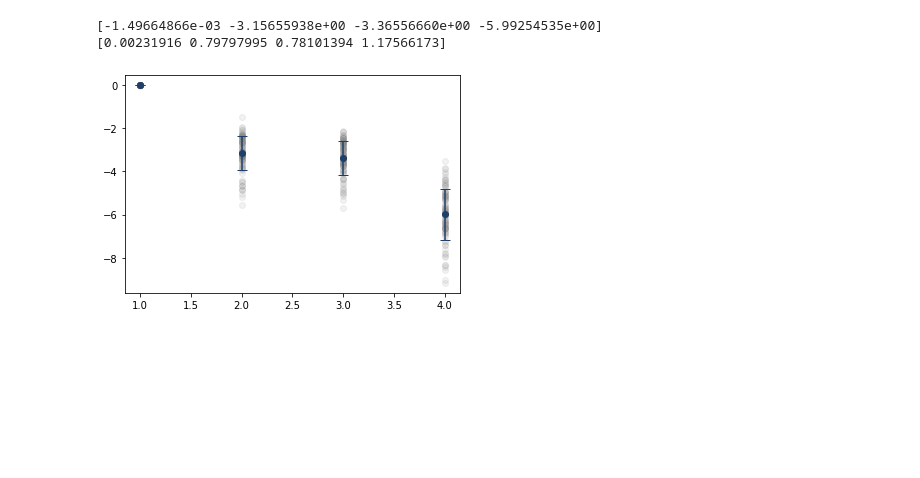
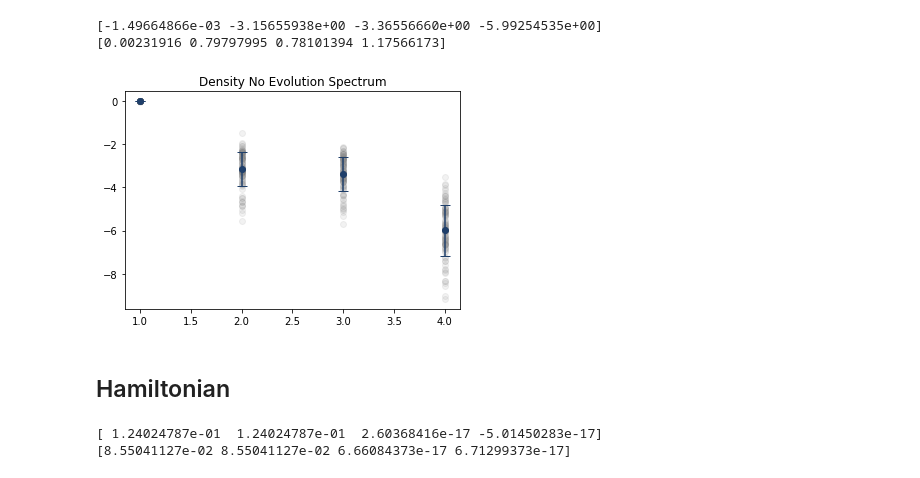
Before and after one commit to vinulw/qdmt, a Jupyter notebook: notebooks/Plotting Singular Values evolved density matrix.ipynb, the cells around one changed output. Cells and saved outputs as stored; diff of their text form; code cells hidden in the pictures; blank space fills up the shorter version.

Commit message:
FEATURE - Add data about Hamiltonian spectrium

```diff
--- a/notebooks/Plotting Singular Values evolved density matrix.ipynb
+++ b/notebooks/Plotting Singular Values evolved density matrix.ipynb
@@ -48,9 +52,11 @@ print(stds)
 # %%
 x = [1, 2, 3, 4]
 for d in datalog:
     plt.scatter(x, d, c='gray', alpha=0.1)
-
+plt.title('Density No Evolution Spectrum')
 plt.errorbar(x, avgs, yerr=stds, capsize=5.0, marker='o', ls='None', c='#1f3f6a')
 plt.show()
 # %% [output]
-[figure, old version]
+[figure, new version]
+# %% [markdown]
+## Hamiltonian
@@ -56,0 +66,9 @@ plt.show()
+# %%
+datalog = np.log10(data)
+avgs = np.mean(datalog, axis=0)
+stds = np.std(datalog, axis=0)
+print(avgs)
+print(stds)
+# %% [output]
+[ 1.24024787e-01  1.24024787e-01  2.60368416e-17 -5.01450283e-17]
+[8.55041127e-02 8.55041127e-02 6.66084373e-17 6.71299373e-17]
```
Also changed, not shown: parts of 4 cells of this notebook, 2 other files.
